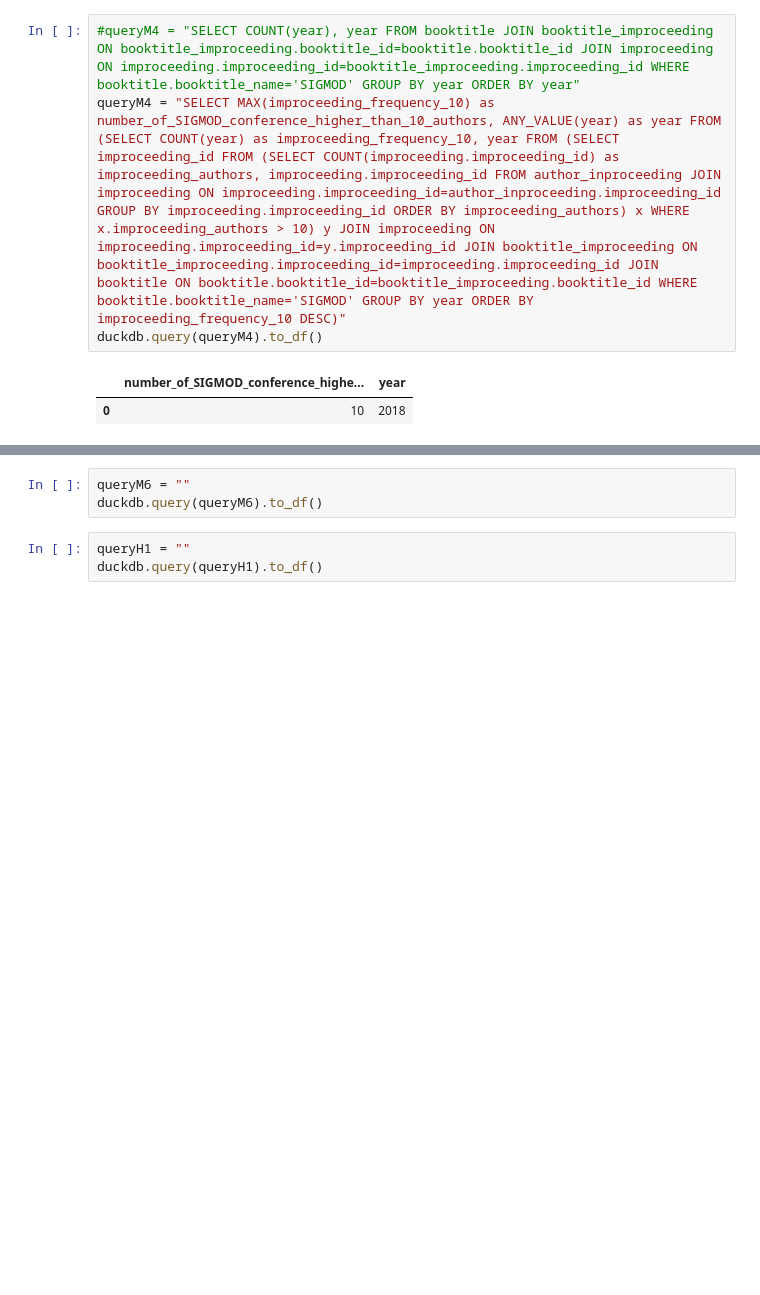
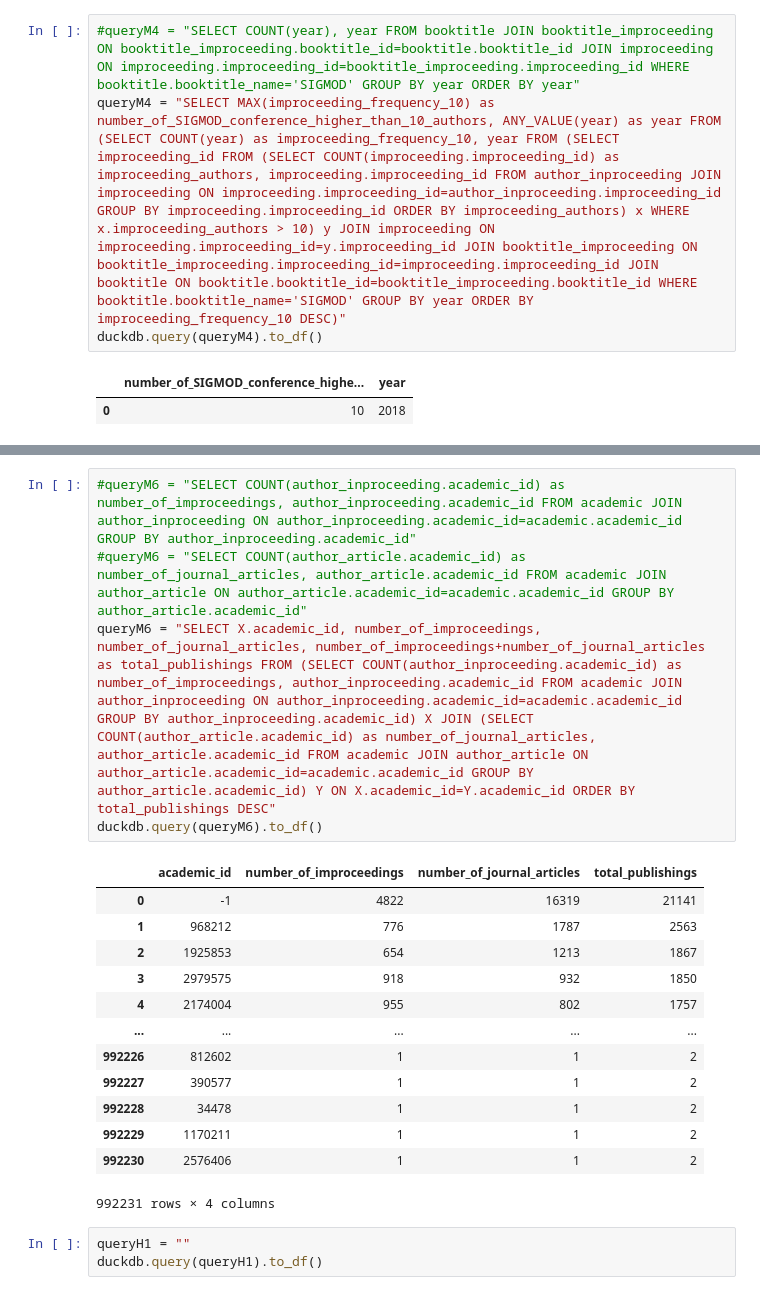
Before and after one commit to OGnTn/daos_project, a Jupyter notebook: duck_queries.ipynb, the cells around one changed output, grey strips where cells are left out. Cells and saved outputs as stored; diff of their text form; blank space fills up the shorter version.

```diff
--- a/duck_queries.ipynb
+++ b/duck_queries.ipynb
@@ -134,6 +141,22 @@ duckdb.query(queryM5).to_df()
-# %%
-queryM6 = ""
-duckdb.query(queryM6).to_df()
+# %%
+#queryM6 = "SELECT COUNT(author_inproceeding.academic_id) as number_of_improceedings, author_inproceeding.academic_id FROM academic JOIN author_inproceeding ON author_inproceeding.academic_id=academic.academic_id GROUP BY author_inproceeding.academic_id"
+#queryM6 = "SELECT COUNT(author_article.academic_id) as number_of_journal_articles, author_article.academic_id FROM academic JOIN author_article ON author_article.academic_id=academic.academic_id GROUP BY author_article.academic_id"
+queryM6 = "SELECT X.academic_id, number_of_improceedings, number_of_journal_articles, number_of_improceedings+number_of_journal_articles as total_publishings FROM (SELECT COUNT(author_inproceeding.academic_id) as number_of_improceedings, author_inproceeding.academic_id FROM academic JOIN author_inproceeding ON author_inproceeding.academic_id=academic.academic_id GROUP BY author_inproceeding.academic_id) X JOIN (SELECT COUNT(author_article.academic_id) as number_of_journal_articles, author_article.academic_id FROM academic JOIN author_article ON author_article.academic_id=academic.academic_id GROUP BY author_article.academic_id) Y ON X.academic_id=Y.academic_id ORDER BY total_publishings DESC"
+duckdb.query(queryM6).to_df()
+# %% [output]
+|  | academic_id | number_of_improceedings | number_of_journal_articles | total_publishings |
+| 0 | -1 | 4822 | 16319 | 21141 |
+| 1 | 968212 | 776 | 1787 | 2563 |
+| 2 | 1925853 | 654 | 1213 | 1867 |
+| 3 | 2979575 | 918 | 932 | 1850 |
+| 4 | 2174004 | 955 | 802 | 1757 |
+| ... | ... | ... | ... | ... |
+| 992226 | 812602 | 1 | 1 | 2 |
+| 992227 | 390577 | 1 | 1 | 2 |
+| 992228 | 34478 | 1 | 1 | 2 |
+| 992229 | 1170211 | 1 | 1 | 2 |
+| 992230 | 2576406 | 1 | 1 | 2 |
+992231 rows × 4 columns
 # %%
 queryH1 = ""
 duckdb.query(queryH1).to_df()
```
Also changed, not shown: parts of 3 cells of this notebook.
